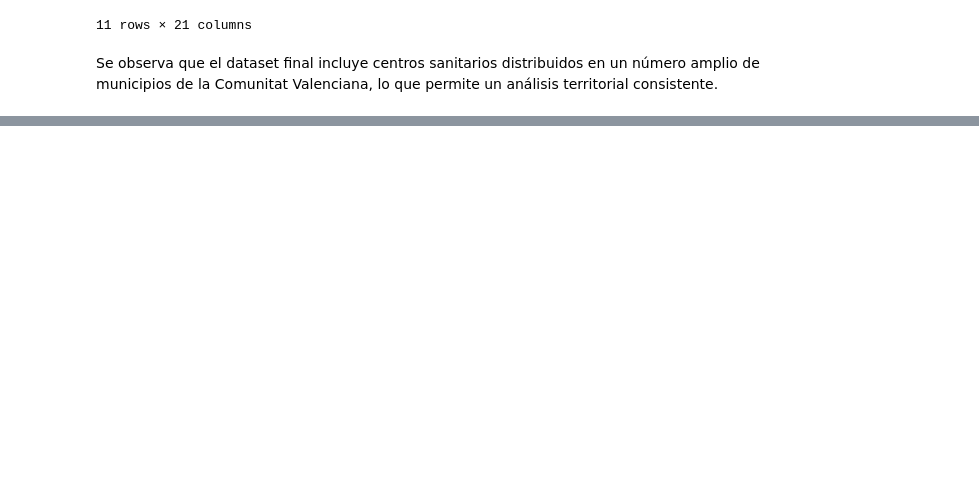
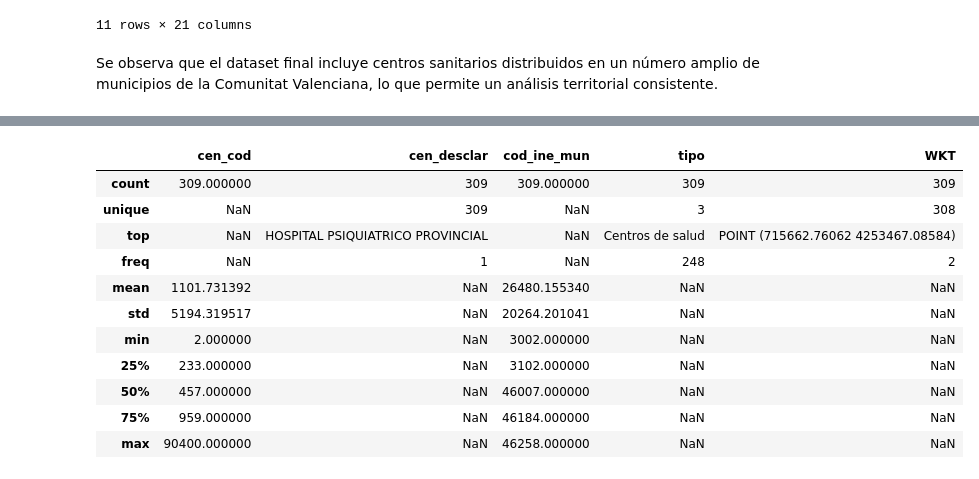
Before and after one commit to nt33/PRVD-Proyecto_Salud, a Jupyter notebook: 01-preprocesado/datos_centros_sanitarios.ipynb, the cells around one changed output, grey strips where cells are left out. Cells and saved outputs as stored; diff of their text form; code cells hidden in the pictures; blank space fills up the shorter version.

```diff
--- a/01-preprocesado/datos_centros_sanitarios.ipynb
+++ b/01-preprocesado/datos_centros_sanitarios.ipynb
@@ -131,0 +144,16 @@ centros_raw.sample(5)
+# %%
+centros_clean = centros_raw[['cen_cod', 'cen_desclar', 'cod_ine_mun', 'tipo', 'WKT']]
+centros_clean.describe(include='all')
+# %% [output]
+|  | cen_cod | cen_desclar | cod_ine_mun | tipo | WKT |
+| count | 309.000000 | 309 | 309.000000 | 309 | 309 |
+| unique | NaN | 309 | NaN | 3 | 308 |
+| top | NaN | HOSPITAL PSIQUIATRICO PROVINCIAL | NaN | Centros de salud | POINT (715662.76062 4253467.08584) |
+| freq | NaN | 1 | NaN | 248 | 2 |
+| mean | 1101.731392 | NaN | 26480.155340 | NaN | NaN |
+| std | 5194.319517 | NaN | 20264.201041 | NaN | NaN |
+| min | 2.000000 | NaN | 3002.000000 | NaN | NaN |
+| 25% | 233.000000 | NaN | 3102.000000 | NaN | NaN |
+| 50% | 457.000000 | NaN | 46007.000000 | NaN | NaN |
+| 75% | 959.000000 | NaN | 46184.000000 | NaN | NaN |
+| max | 90400.000000 | NaN | 46258.000000 | NaN | NaN |
```
Also changed, not shown: parts of 20 cells of this notebook, 1 other file.
